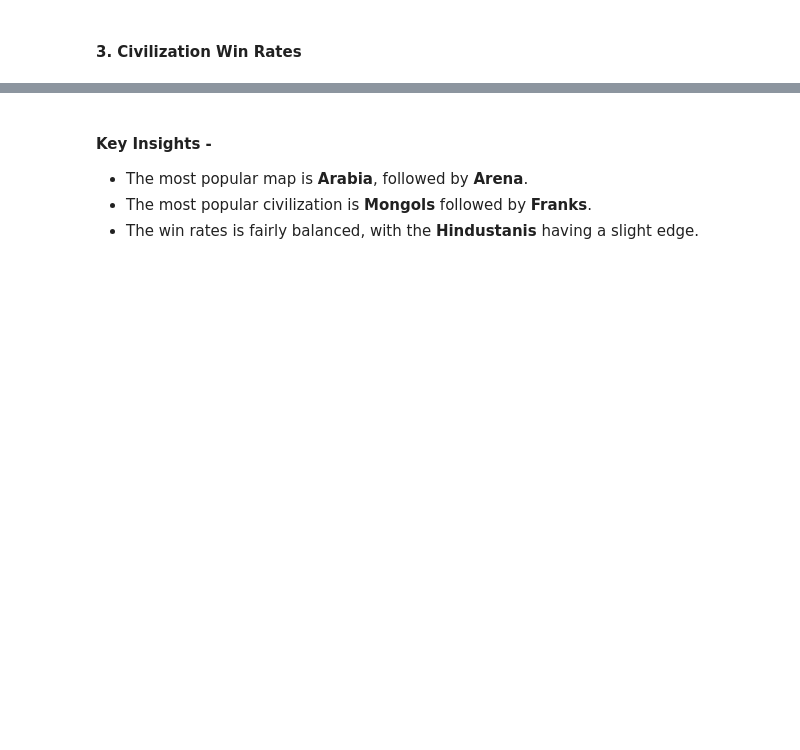
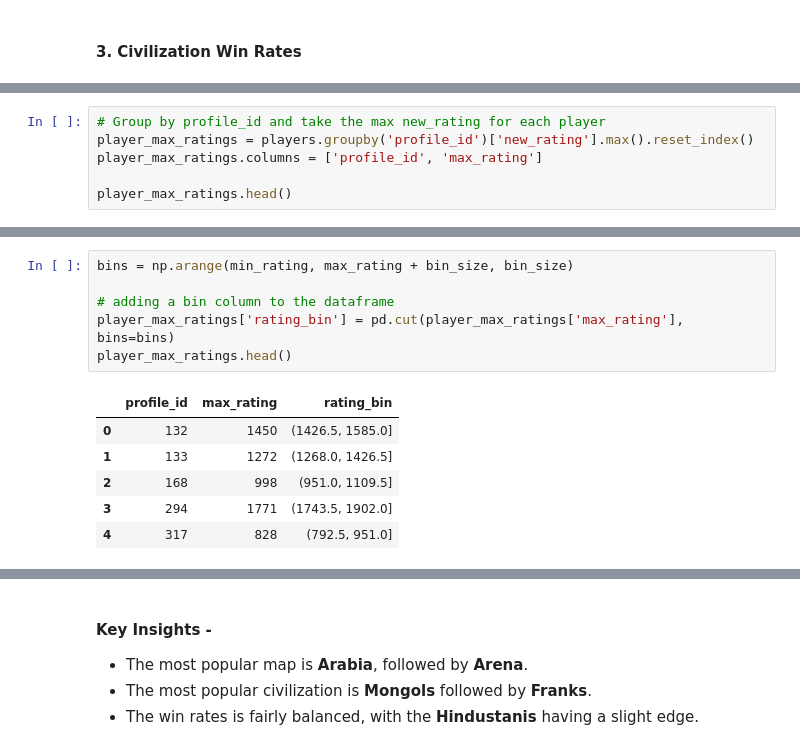
Before and after one commit to moraish/AOE_data_analysis, a Jupyter notebook: AOE_2_ANALYSIS_V1.ipynb, the cells around one changed output, grey strips where cells are left out. Cells and saved outputs as stored; diff of their text form; blank space fills up the shorter version.

```diff
--- a/AOE_2_ANALYSIS_V1.ipynb
+++ b/AOE_2_ANALYSIS_V1.ipynb
@@ -126,0 +134,6 @@ px.bar(civ_win_rates, x='civ', y='win_rate', title='Civilization Win Rates', lab
+# %%
+# Group by profile_id and take the max new_rating for each player
+player_max_ratings = players.groupby('profile_id')['new_rating'].max().reset_index()
+player_max_ratings.columns = ['profile_id', 'max_rating']
+
+player_max_ratings.head()
@@ -126,0 +176,13 @@ px.bar(civ_win_rates, x='civ', y='win_rate', title='Civilization Win Rates', lab
+# %%
+bins = np.arange(min_rating, max_rating + bin_size, bin_size)
+
+# adding a bin column to the dataframe
+player_max_ratings['rating_bin'] = pd.cut(player_max_ratings['max_rating'], bins=bins)
+player_max_ratings.head()
+# %% [output]
+|  | profile_id | max_rating | rating_bin |
+| 0 | 132 | 1450 | (1426.5, 1585.0] |
+| 1 | 133 | 1272 | (1268.0, 1426.5] |
+| 2 | 168 | 998 | (951.0, 1109.5] |
+| 3 | 294 | 1771 | (1743.5, 1902.0] |
+| 4 | 317 | 828 | (792.5, 951.0] |
```
Also changed, not shown: parts of 8 cells of this notebook.
